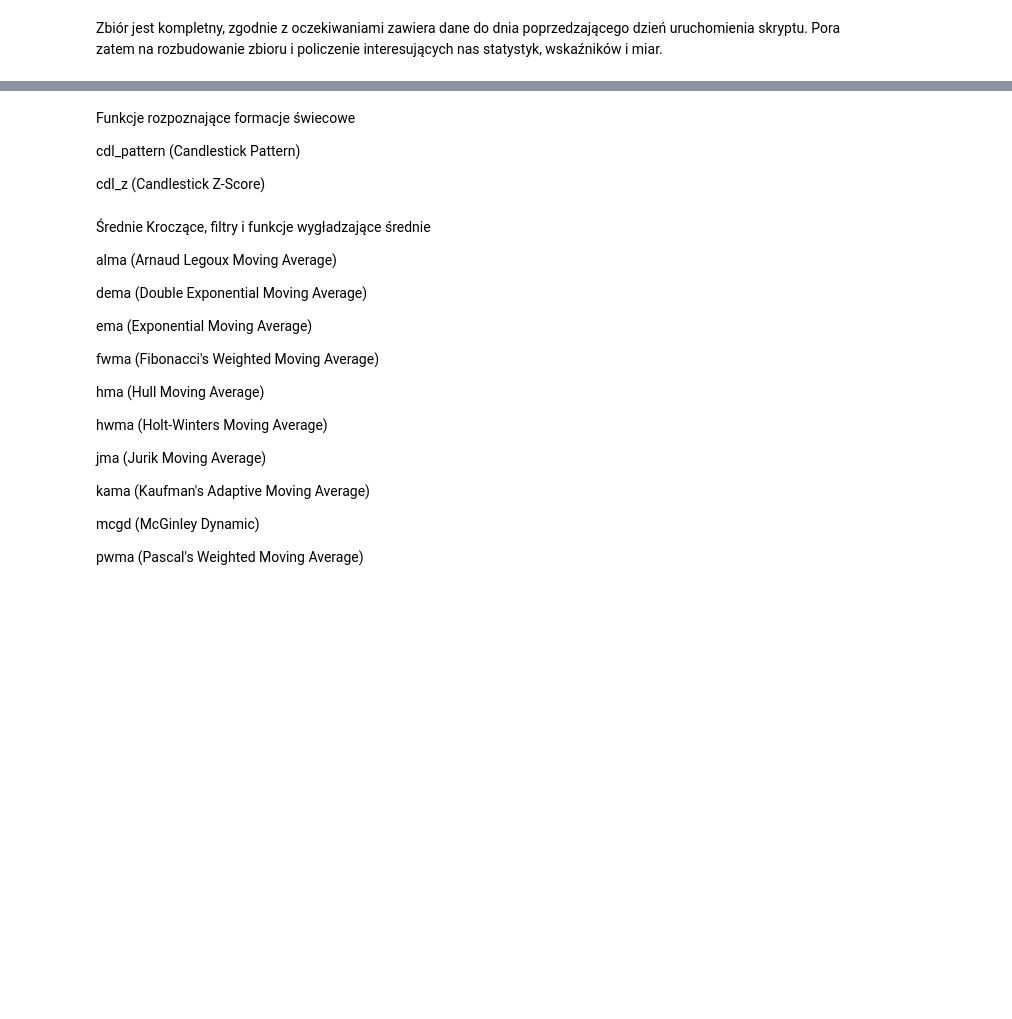
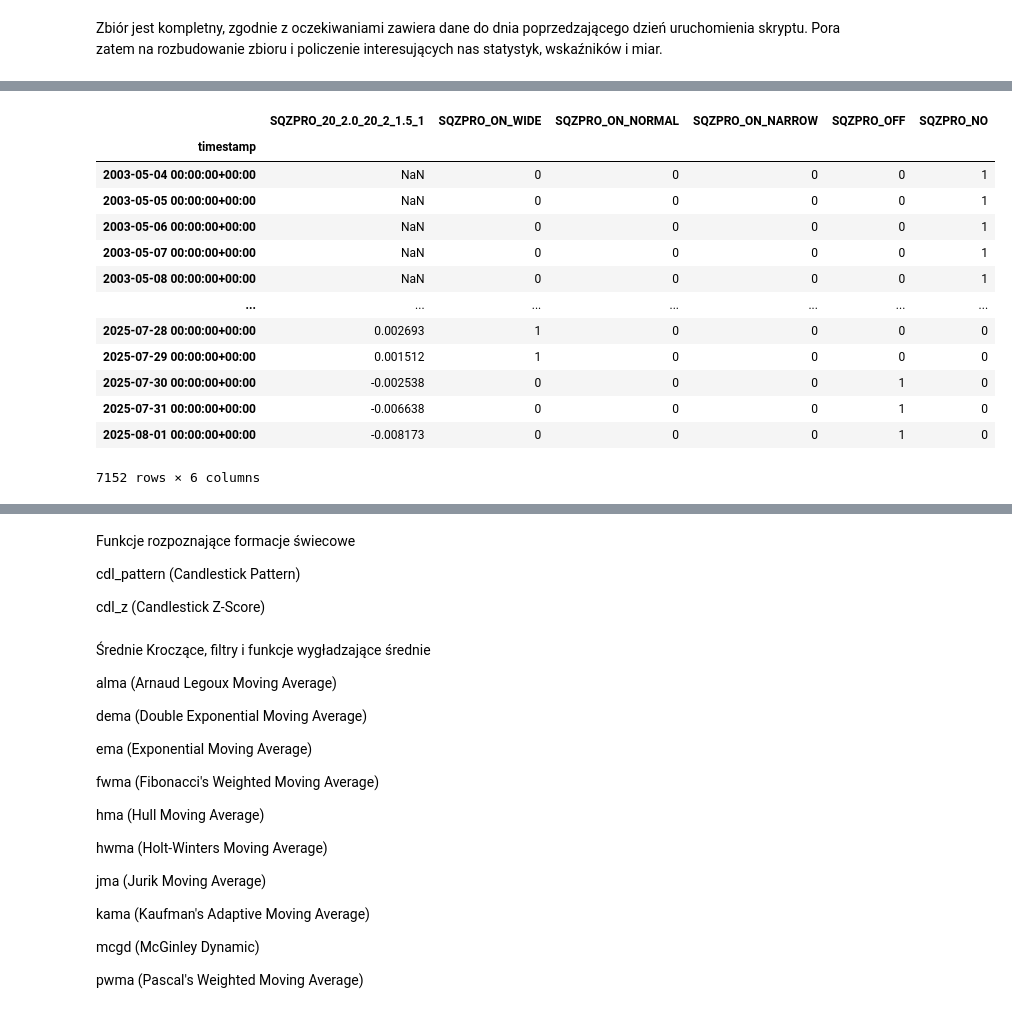
Before and after one commit to MichalTretowski/Trading_model, a Jupyter notebook: Trading.ipynb, the cells around one changed output, grey strips where cells are left out. Cells and saved outputs as stored; diff of their text form; code cells hidden in the pictures; blank space fills up the shorter version.

```diff
--- a/Trading.ipynb
+++ b/Trading.ipynb
@@ -319,0 +803,19 @@ ui (Ulcer Index)
+# %%
+# TTM Squeeze Pro, ustawienia standardowe
+# Default Inputs: bb_length=20, bb_std=2, kc_length=20, kc_scalar_wide=2, kc_scalar_normal=1.5, kc_scalar_narrow=1, mom_length=12, mom_smooth=6, use_tr=True, mamode='sma', offset=0 <- parametry do modyfikacji
+df.ta.squeeze_pro(append=True)
+# %% [output]
+|  | SQZPRO_20_2.0_20_2_1.5_1 | SQZPRO_ON_WIDE | SQZPRO_ON_NORMAL | SQZPRO_ON_NARROW | SQZPRO_OFF | SQZPRO_NO |
+| timestamp |  |  |  |  |  |  |
+| 2003-05-04 00:00:00+00:00 | NaN | 0 | 0 | 0 | 0 | 1 |
+| 2003-05-05 00:00:00+00:00 | NaN | 0 | 0 | 0 | 0 | 1 |
+| 2003-05-06 00:00:00+00:00 | NaN | 0 | 0 | 0 | 0 | 1 |
+| 2003-05-07 00:00:00+00:00 | NaN | 0 | 0 | 0 | 0 | 1 |
+| 2003-05-08 00:00:00+00:00 | NaN | 0 | 0 | 0 | 0 | 1 |
+| ... | ... | ... | ... | ... | ... | ... |
+| 2025-07-28 00:00:00+00:00 | 0.002693 | 1 | 0 | 0 | 0 | 0 |
+| 2025-07-29 00:00:00+00:00 | 0.001512 | 1 | 0 | 0 | 0 | 0 |
+| 2025-07-30 00:00:00+00:00 | -0.002538 | 0 | 0 | 0 | 1 | 0 |
+| 2025-07-31 00:00:00+00:00 | -0.006638 | 0 | 0 | 0 | 1 | 0 |
+| 2025-08-01 00:00:00+00:00 | -0.008173 | 0 | 0 | 0 | 1 | 0 |
+7152 rows × 6 columns
```
Also changed, not shown: parts of 48 cells of this notebook.
